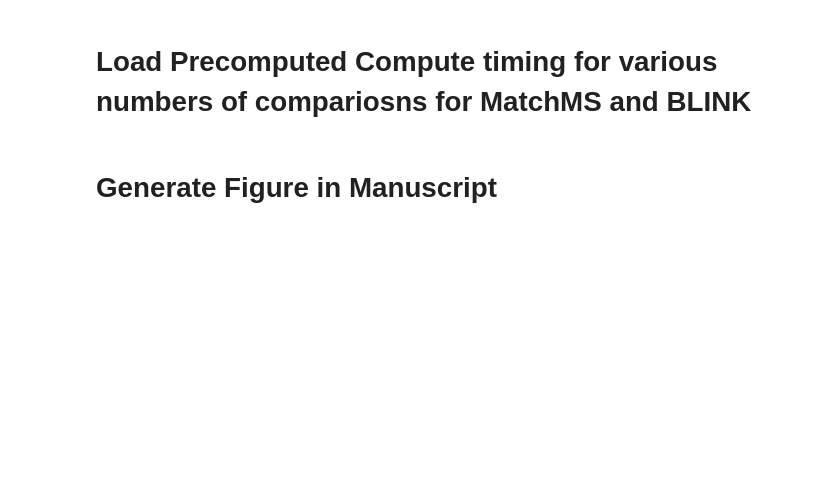
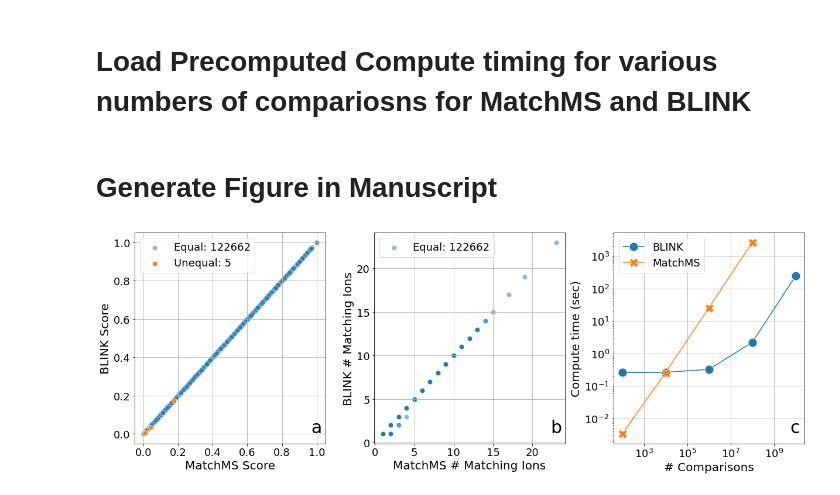
Before and after one commit to biorack/blink, a Jupyter notebook: example/blink-example.ipynb, the cells around one changed output. Cells and saved outputs as stored; diff of their text form; code cells hidden in the pictures; blank space fills up the shorter version.

Commit message:
improved example notebook by adding images

```diff
--- a/example/blink-example.ipynb
+++ b/example/blink-example.ipynb
@@ -87,36 +90,38 @@ y = S12['mzc'].toarray().flatten()
 x,y = x[(x>0)&(y>0)], y[(x>0)&(y>0)]
 
 sns.scatterplot(x=x, y=y, s=70, label='Equal: {}'.format(len(x)), alpha=.5,ax=ax[1])
-x,y = x[(y+.5<x)|(x<y-.5)], y[(x+.5<y)|(y<x-.5)]
+x,y = x[(y+1<x)|(x<y-1)], y[(x+1<y)|(y<x-1)]
 sns.scatterplot(x=x, y=y, s=70, label='Unequal: {}'.format(len(x)),ax=ax[1])
 ax[1].set_xlabel('MatchMS # Matching Ions',fontsize=20)
 ax[1].set_ylabel('BLINK # Matching Ions',fontsize=20)
 
 
 sns.lineplot(data=benchmark_df, x='comparisons', y='seconds',
              hue='algorithm', style='algorithm',
              markers=True, dashes=False,ax=ax[2],markersize=15)
 
 ax[2].set_xscale('log')
 ax[2].set_yscale('log')
 ax[2].set_ylabel('Compute time (sec)',fontsize=20)
 ax[2].set_xlabel('# Comparisons',fontsize=20)
 
 for i,a in enumerate(ax):
     a.grid()
     if i==2:
         a.legend(fontsize=18,labels=['BLINK','MatchMS'])
     else:
         a.legend(fontsize=18,loc='upper left')
 
     for label in (a.get_xticklabels() + a.get_yticklabels()):
         label.set_fontsize(18)
     a.text(0.925,0.05,chr(97+i),fontsize=30,transform=a.transAxes)
 
 plt.tight_layout()
 plt.show()
 
 fig.savefig('accuracy_benchmarking.pdf')
+# %% [output]
+[figure, added]
 # %%
 benchmark_df.reset_index(inplace=True)
 timing_df = pd.merge(benchmark_df[benchmark_df['algorithm']=='blink'].add_suffix('_blink'),
```
Also changed, not shown: parts of 4 cells of this notebook.
